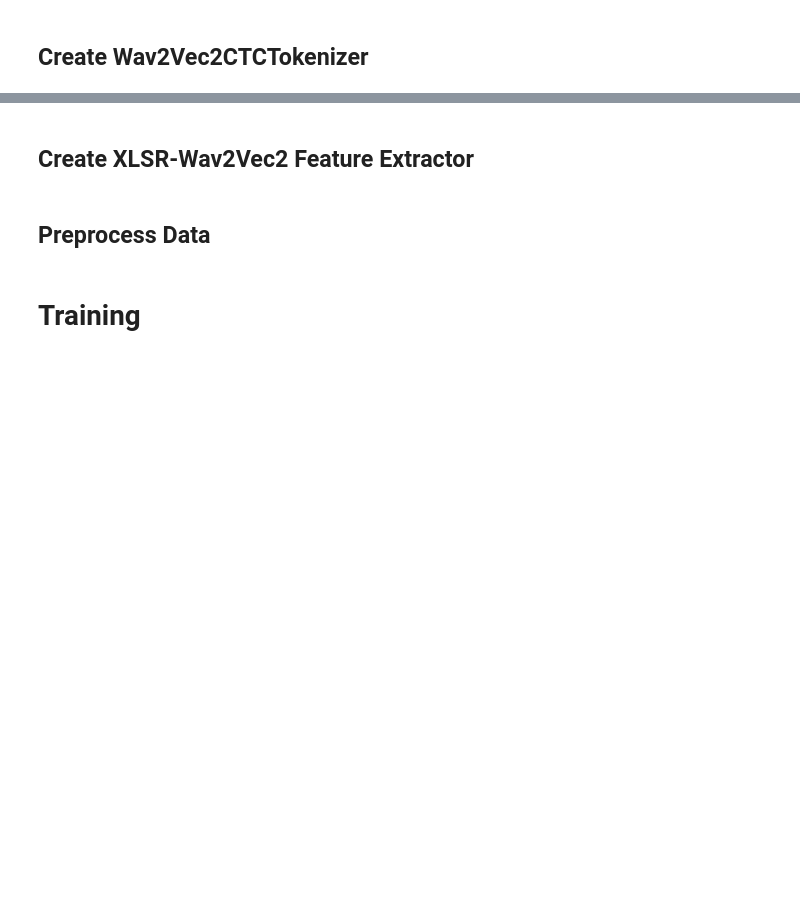
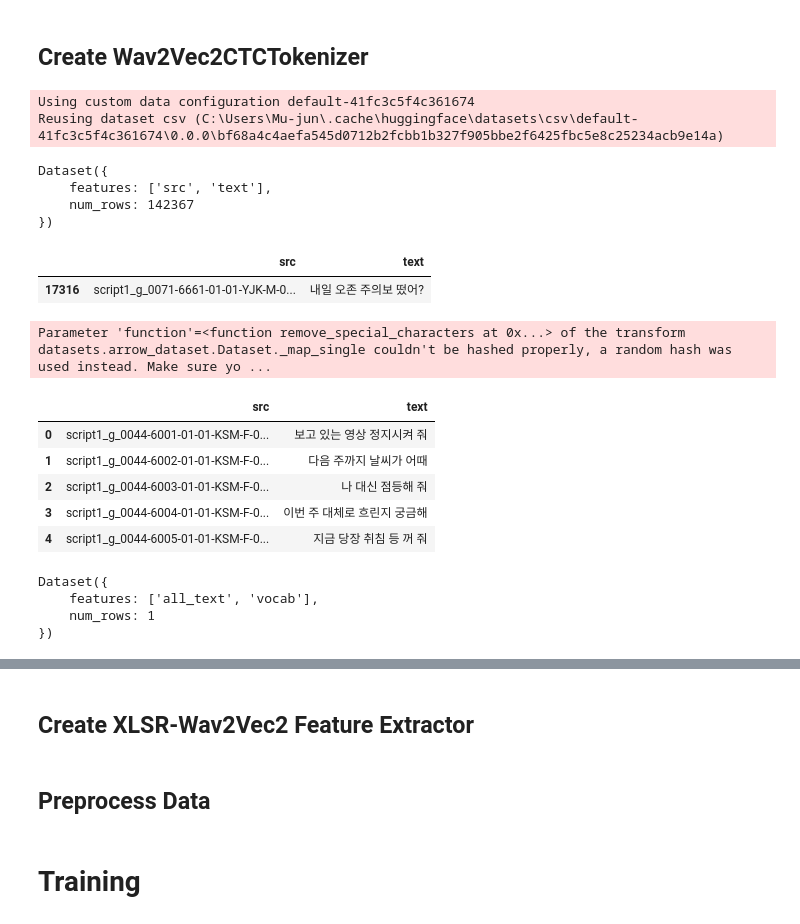
Before and after one commit to Mu-jun/STT, a Jupyter notebook: XLSR_Wav2Vec2.ipynb, the cells around one changed output, grey strips where cells are left out. Cells and saved outputs as stored; diff of their text form; code cells hidden in the pictures; blank space fills up the shorter version.

```diff
--- a/XLSR_Wav2Vec2.ipynb
+++ b/XLSR_Wav2Vec2.ipynb
@@ -10,9 +11,41 @@
+# %%
+all_data = load_dataset('csv',data_files='./order_speech_ko.csv',split='train')
+# %% [output]
+Using custom data configuration default-41fc3c5f4c361674
+Reusing dataset csv (C:\Users\Mu-jun\.cache\huggingface\datasets\csv\default-41fc3c5f4c361674\0.0.0\bf68a4c4aefa545d0712b2fcbb1b327f905bbe2f6425fbc5e8c25234acb9e14a)
+# %%
+all_data
+# %% [output]
+Dataset({
+    features: ['src', 'text'],
+    num_rows: 142367
+})
+# %%
+df = pd.DataFrame(all_data)
+df.sample()
+# %% [output]
+|  | src | text |
+| 17316 | script1_g_0071-6661-01-01-YJK-M-0... | 내일 오존 주의보 떴어? |
 # %%
 import re
 chars_to_ignore_regex = '[\,\?\.\!\-\;\:\"\“\%\‘\”\�]'
 
 def remove_special_characters(batch):
-    batch["sentence"] = re.sub(chars_to_ignore_regex, '', batch["sentence"]).lower() + " "
+    batch["text"] = re.sub(chars_to_ignore_regex, '', batch["text"]).lower() + " "
     return batch
+# %%
+remove_spectial_char_data = all_data.map(remove_special_characters)
+# %% [output]
+Parameter 'function'=<function remove_special_characters at 0x...> of the transform datasets.arrow_dataset.Dataset._map_single couldn't be hashed properly, a random hash was used instead. Make sure yo ...
+# %%
+df = pd.DataFrame(remove_spectial_char_data)
+df.head()
+# %% [output]
+|  | src | text |
+| 0 | script1_g_0044-6001-01-01-KSM-F-0... | 보고 있는 영상 정지시켜 줘 |
+| 1 | script1_g_0044-6002-01-01-KSM-F-0... | 다음 주까지 날씨가 어때 |
+| 2 | script1_g_0044-6003-01-01-KSM-F-0... | 나 대신 점등해 줘 |
+| 3 | script1_g_0044-6004-01-01-KSM-F-0... | 이번 주 대체로 흐린지 궁금해 |
+| 4 | script1_g_0044-6005-01-01-KSM-F-0... | 지금 당장 취침 등 꺼 줘 |
 # %%
 def extract_all_chars(batch):
@@ -21,0 +62,7 @@ def extract_all_chars(batch):
+# %%
+char_vocab
+# %% [output]
+Dataset({
+    features: ['all_text', 'vocab'],
+    num_rows: 1
+})
```
Also changed, not shown: parts of 8 cells of this notebook.
